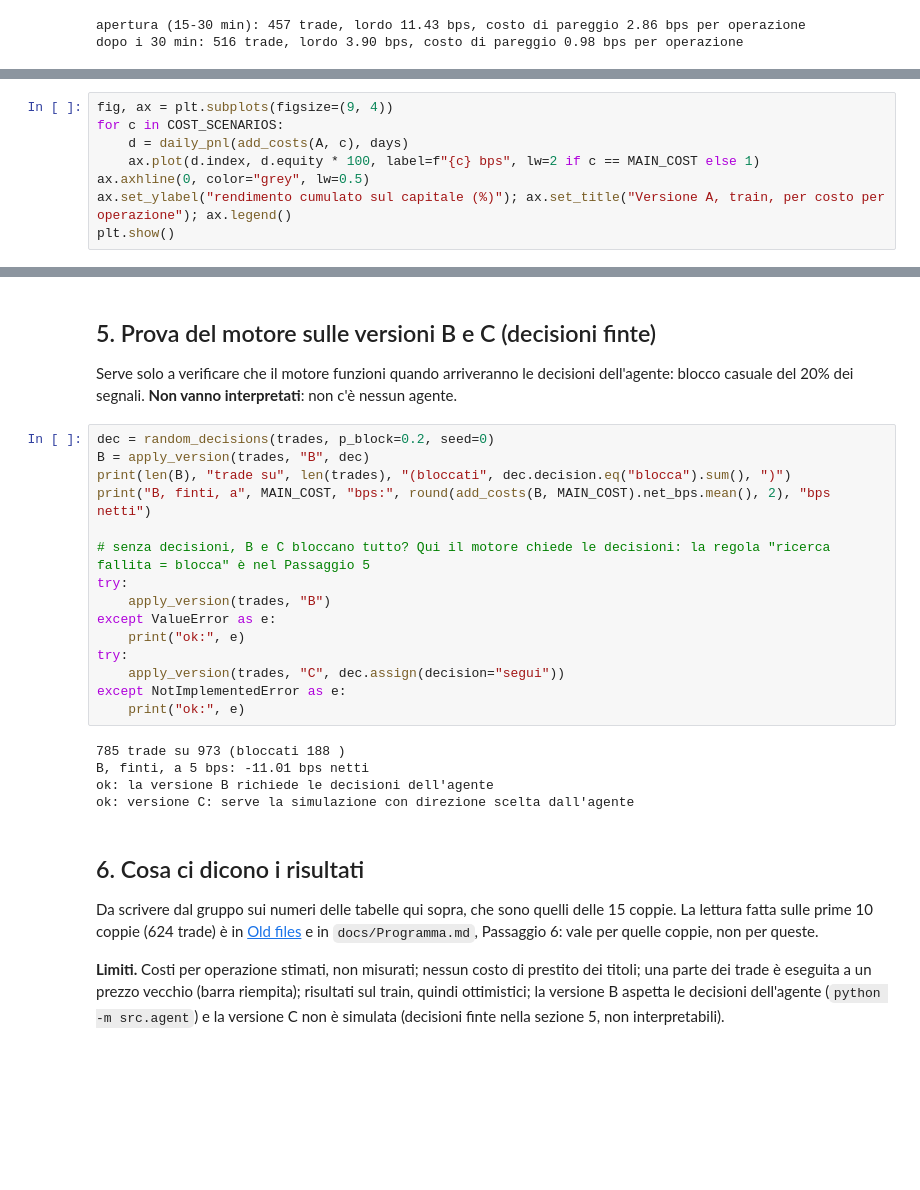
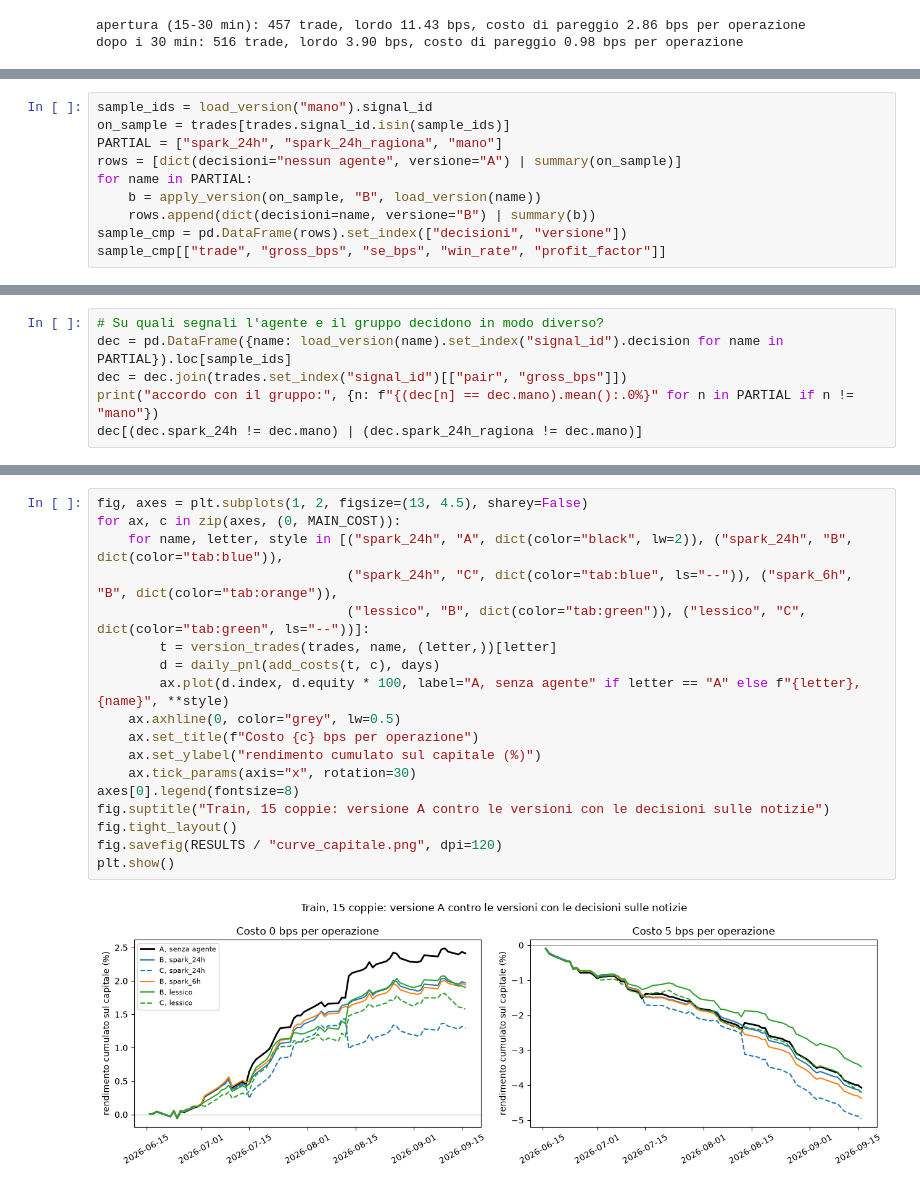
Before and after one commit to DrTeo96/DDM_Pairs_Trading_Project, a Jupyter notebook: src/06_backtest.ipynb, the cells around one changed output, grey strips where cells are left out. Saved outputs shown, nothing was run; the diff lists cells and outputs as text; blank space fills up the shorter version.

Commit message:
Backtest implementation

```diff
--- a/src/06_backtest.ipynb
+++ b/src/06_backtest.ipynb
@@ -110,0 +320,10 @@ dopo i 30 min: 516 trade, lordo 3.90 bps, costo di pareggio 0.98 bps per operazi
+# %%
+sample_ids = load_version("mano").signal_id
+on_sample = trades[trades.signal_id.isin(sample_ids)]
+PARTIAL = ["spark_24h", "spark_24h_ragiona", "mano"]
+rows = [dict(decisioni="nessun agente", versione="A") | summary(on_sample)]
+for name in PARTIAL:
+    b = apply_version(on_sample, "B", load_version(name))
+    rows.append(dict(decisioni=name, versione="B") | summary(b))
+sample_cmp = pd.DataFrame(rows).set_index(["decisioni", "versione"])
+sample_cmp[["trade", "gross_bps", "se_bps", "win_rate", "profit_factor"]]
@@ -110,0 +337,6 @@ dopo i 30 min: 516 trade, lordo 3.90 bps, costo di pareggio 0.98 bps per operazi
+# %%
+# Su quali segnali l'agente e il gruppo decidono in modo diverso?
+dec = pd.DataFrame({name: load_version(name).set_index("signal_id").decision for name in PARTIAL}).loc[sample_ids]
+dec = dec.join(trades.set_index("signal_id")[["pair", "gross_bps"]])
+print("accordo con il gruppo:", {n: f"{(dec[n] == dec.mano).mean():.0%}" for n in PARTIAL if n != "mano"})
+dec[(dec.spark_24h != dec.mano) | (dec.spark_24h_ragiona != dec.mano)]
@@ -113,8 +350,0 @@ dopo i 30 min: 516 trade, lordo 3.90 bps, costo di pareggio 0.98 bps per operazi
-# %%
-fig, ax = plt.subplots(figsize=(9, 4))
-for c in COST_SCENARIOS:
-    d = daily_pnl(add_costs(A, c), days)
-    ax.plot(d.index, d.equity * 100, label=f"{c} bps", lw=2 if c == MAIN_COST else 1)
-ax.axhline(0, color="grey", lw=0.5)
-ax.set_ylabel("rendimento cumulato sul capitale (%)"); ax.set_title("Versione A, train, per costo per operazione"); ax.legend()
-plt.show()
@@ -123,30 +351,20 @@ plt.show()
-# %% [markdown]
-## 5. Prova del motore sulle versioni B e C (decisioni finte)
-
-Serve solo a verificare che il motore funzioni quando arriveranno le decisioni dell'agente: blocco casuale del 20% dei segnali. **Non vanno interpretati**: non c'è nessun agente.
-# %%
-dec = random_decisions(trades, p_block=0.2, seed=0)
-B = apply_version(trades, "B", dec)
-print(len(B), "trade su", len(trades), "(bloccati", dec.decision.eq("blocca").sum(), ")")
-print("B, finti, a", MAIN_COST, "bps:", round(add_costs(B, MAIN_COST).net_bps.mean(), 2), "bps netti")
-
-# senza decisioni, B e C bloccano tutto? Qui il motore chiede le decisioni: la regola "ricerca fallita = blocca" è nel Passaggio 5
-try:
-    apply_version(trades, "B")
-except ValueError as e:
-    print("ok:", e)
-try:
-    apply_version(trades, "C", dec.assign(decision="segui"))
-except NotImplementedError as e:
-    print("ok:", e)
-# %% [output]
-785 trade su 973 (bloccati 188 )
-B, finti, a 5 bps: -11.01 bps netti
-ok: la versione B richiede le decisioni dell'agente
-ok: versione C: serve la simulazione con direzione scelta dall'agente
-# %% [markdown]
-## 6. Cosa ci dicono i risultati
-
-Da scrivere dal gruppo sui numeri delle tabelle qui sopra, che sono quelli delle 15 coppie. La lettura fatta sulle prime 10 coppie (624 trade) è in [Old files](../Old%20files/src/06_backtest/backtest_A.ipynb) e in `docs/Programma.md`, Passaggio 6: vale per quelle coppie, non per queste.
-
-**Limiti.** Costi per operazione stimati, non misurati; nessun costo di prestito dei titoli; una parte dei trade è eseguita a un prezzo vecchio (barra riempita); risultati sul train, quindi ottimistici; la versione B aspetta le decisioni dell'agente (`python -m src.agent`) e la versione C non è simulata (decisioni finte nella sezione 5, non interpretabili).
+# %%
+fig, axes = plt.subplots(1, 2, figsize=(13, 4.5), sharey=False)
+for ax, c in zip(axes, (0, MAIN_COST)):
+    for name, letter, style in [("spark_24h", "A", dict(color="black", lw=2)), ("spark_24h", "B", dict(color="tab:blue")),
+                                ("spark_24h", "C", dict(color="tab:blue", ls="--")), ("spark_6h", "B", dict(color="tab:orange")),
+                                ("lessico", "B", dict(color="tab:green")), ("lessico", "C", dict(color="tab:green", ls="--"))]:
+        t = version_trades(trades, name, (letter,))[letter]
+        d = daily_pnl(add_costs(t, c), days)
+        ax.plot(d.index, d.equity * 100, label="A, senza agente" if letter == "A" else f"{letter}, {name}", **style)
+    ax.axhline(0, color="grey", lw=0.5)
+    ax.set_title(f"Costo {c} bps per operazione")
+    ax.set_ylabel("rendimento cumulato sul capitale (%)")
+    ax.tick_params(axis="x", rotation=30)
+axes[0].legend(fontsize=8)
+fig.suptitle("Train, 15 coppie: versione A contro le versioni con le decisioni sulle notizie")
+fig.tight_layout()
+fig.savefig(RESULTS / "curve_capitale.png", dpi=120)
+plt.show()
+# %% [output]
+[figure, added]
```
Also changed, not shown: parts of 26 cells of this notebook, 2 other files.
